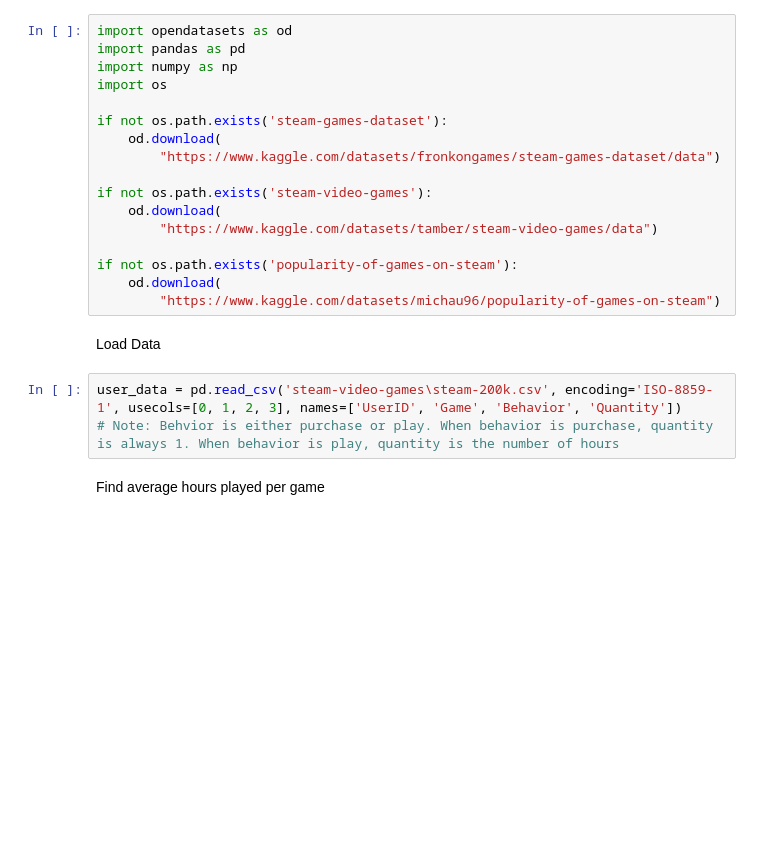
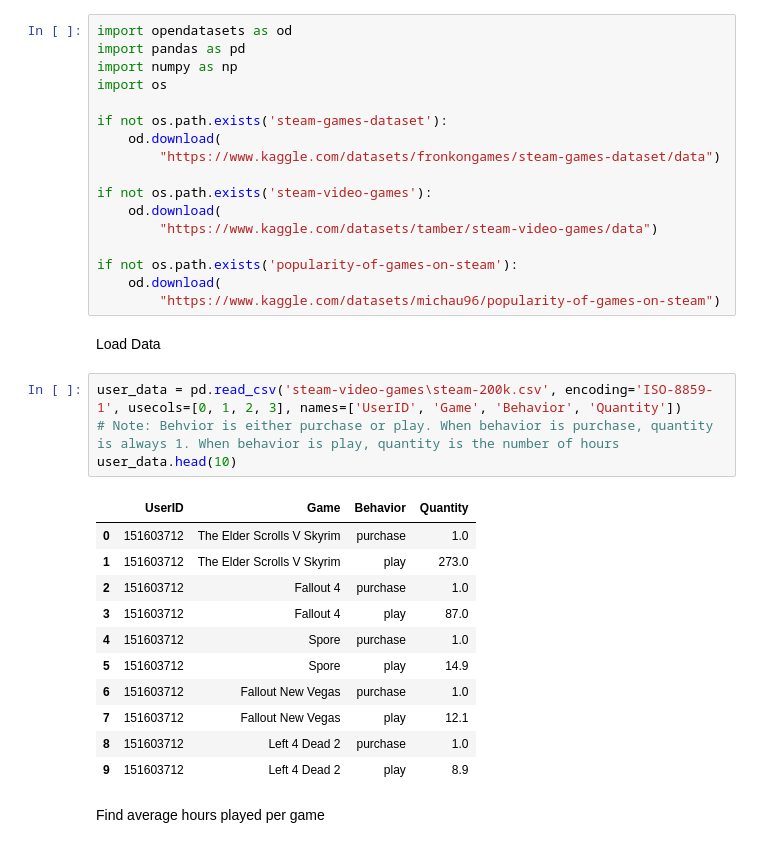
Before and after one commit to unit0113/CAP4770Project, a Jupyter notebook: model_3.ipynb, the cells around one changed output. Drawn from its saved outputs; the diff is of its cells as text; blank space fills up the shorter version.

```diff
--- a/model_3.ipynb
+++ b/model_3.ipynb
@@ -22,6 +22,19 @@ Load Data
 # %%
 user_data = pd.read_csv('steam-video-games\steam-200k.csv', encoding='ISO-8859-1', usecols=[0, 1, 2, 3], names=['UserID', 'Game', 'Behavior', 'Quantity'])
 # Note: Behvior is either purchase or play. When behavior is purchase, quantity is always 1. When behavior is play, quantity is the number of hours
+user_data.head(10)
+# %% [output]
+|  | UserID | Game | Behavior | Quantity |
+| 0 | 151603712 | The Elder Scrolls V Skyrim | purchase | 1.0 |
+| 1 | 151603712 | The Elder Scrolls V Skyrim | play | 273.0 |
+| 2 | 151603712 | Fallout 4 | purchase | 1.0 |
+| 3 | 151603712 | Fallout 4 | play | 87.0 |
+| 4 | 151603712 | Spore | purchase | 1.0 |
+| 5 | 151603712 | Spore | play | 14.9 |
+| 6 | 151603712 | Fallout New Vegas | purchase | 1.0 |
+| 7 | 151603712 | Fallout New Vegas | play | 12.1 |
+| 8 | 151603712 | Left 4 Dead 2 | purchase | 1.0 |
+| 9 | 151603712 | Left 4 Dead 2 | play | 8.9 |
 # %% [markdown]
 Find average hours played per game
 # %%
```
Also changed, not shown: parts of 13 cells of this notebook.
